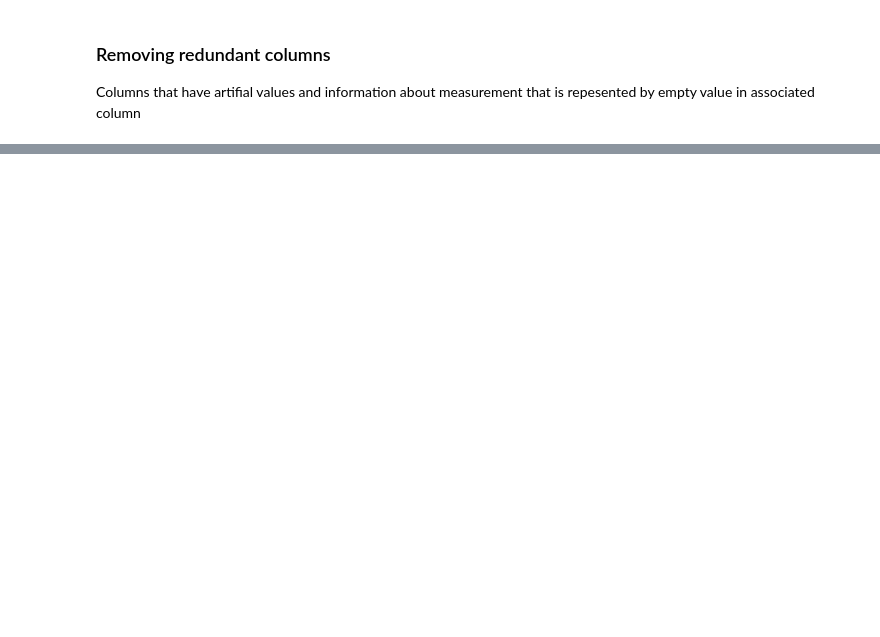
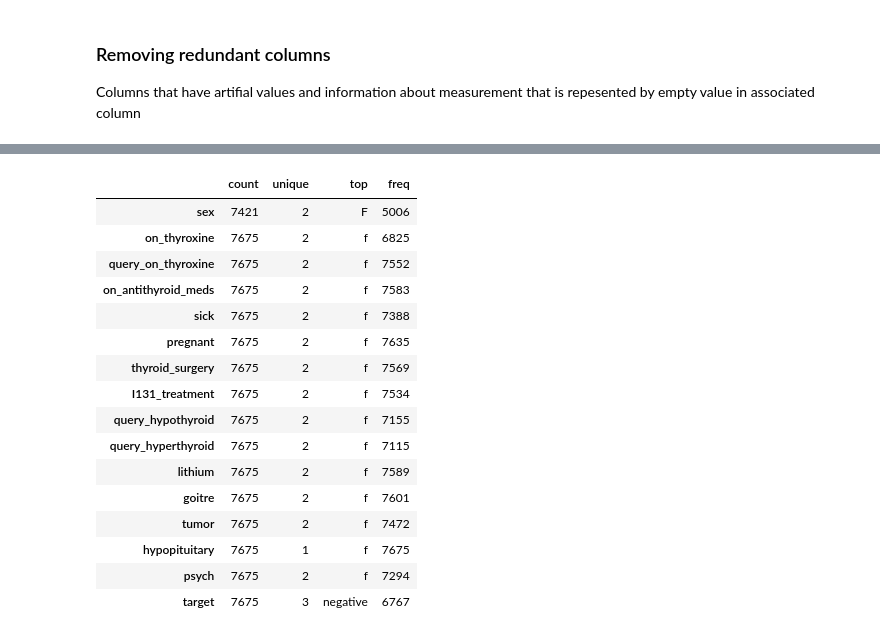
Before and after one commit to Kepins/ByteBots-Hackathon2024, a Jupyter notebook: main.ipynb, the cells around one changed output, grey strips where cells are left out. Cells and saved outputs as stored; diff of their text form; code cells hidden in the pictures; blank space fills up the shorter version.

```diff
--- a/main.ipynb
+++ b/main.ipynb
@@ -61,0 +174,20 @@ df.columns
+# %%
+df.describe(include='O').T
+# %% [output]
+|  | count | unique | top | freq |
+| sex | 7421 | 2 | F | 5006 |
+| on_thyroxine | 7675 | 2 | f | 6825 |
+| query_on_thyroxine | 7675 | 2 | f | 7552 |
+| on_antithyroid_meds | 7675 | 2 | f | 7583 |
+| sick | 7675 | 2 | f | 7388 |
+| pregnant | 7675 | 2 | f | 7635 |
+| thyroid_surgery | 7675 | 2 | f | 7569 |
+| I131_treatment | 7675 | 2 | f | 7534 |
+| query_hypothyroid | 7675 | 2 | f | 7155 |
+| query_hyperthyroid | 7675 | 2 | f | 7115 |
+| lithium | 7675 | 2 | f | 7589 |
+| goitre | 7675 | 2 | f | 7601 |
+| tumor | 7675 | 2 | f | 7472 |
+| hypopituitary | 7675 | 1 | f | 7675 |
+| psych | 7675 | 2 | f | 7294 |
+| target | 7675 | 3 | negative | 6767 |
```
Also changed, not shown: parts of 22 cells of this notebook.
